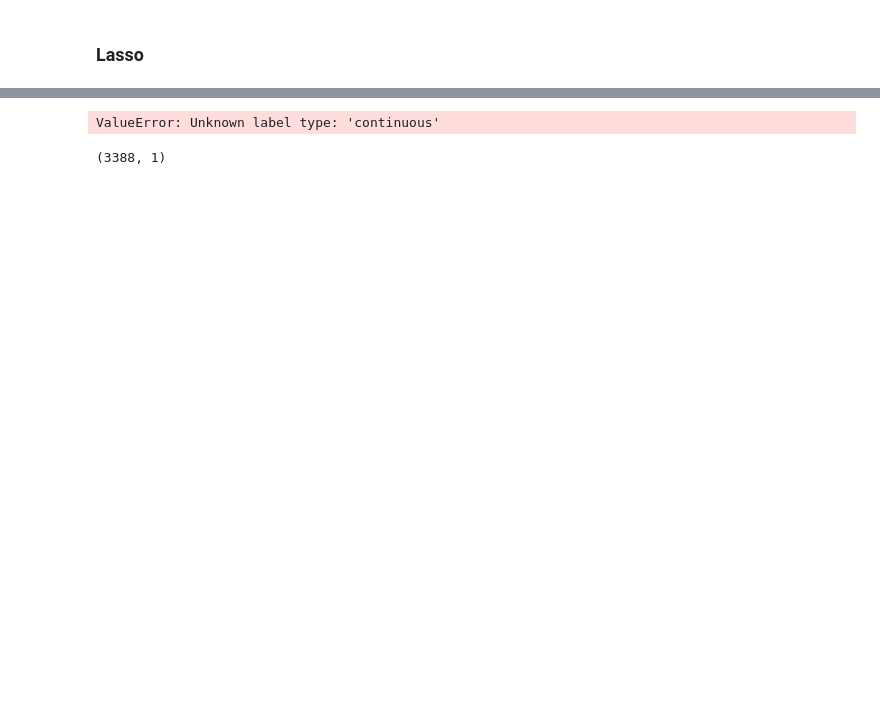
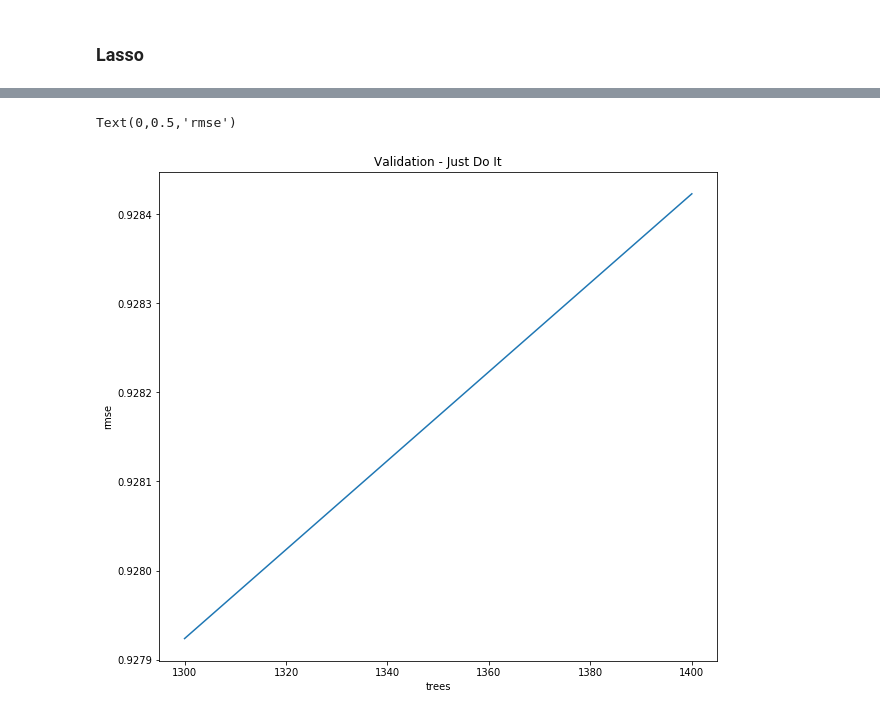
Before and after one commit to diogoflorencio/machine-learning, a Jupyter notebook: lab3/Previsão de Votação de Deputados.ipynb, the cells around one changed output, grey strips where cells are left out. Saved outputs shown, nothing was run; the diff lists cells and outputs as text; code cells hidden in the pictures; blank space fills up the shorter version.

```diff
--- a/lab3/Previsão de Votação de Deputados.ipynb
+++ b/lab3/Previsão de Votação de Deputados.ipynb
@@ -153,10 +126,16 @@ SVR(C=1.0, cache_size=200, coef0=0.0, degree=3, epsilon=0.1, gamma='auto',
-# %%
-from sklearn.ensemble import RandomForestClassifier
-model_rf = RandomForestClassifier()
-model_rf.fit(train, y_train)
-# %% [output]
-ValueError: Unknown label type: 'continuous'
-# %%
-y_train.shape
-# %% [output]
-(3388, 1)
+# %%
+from sklearn.ensemble import RandomForestRegressor
+
+n_tree = np.arange(1300,1500,100).tolist()
+
+cv_randomforest = [rmse_cv(RandomForestRegressor(max_depth= 27, n_estimators= tree)).mean()
+            for tree in n_tree]
+
+matplotlib.rcParams['figure.figsize'] = (10.0, 9.0)
+cv_randomforest = pd.Series(cv_randomforest, index = n_tree)
+cv_randomforest.plot(title = "Validation - Just Do It")
+plt.xlabel("trees")
+plt.ylabel("rmse")
+# %% [output]
+Text(0,0.5,'rmse')
+[figure, added]
```
Also changed, not shown: parts of 10 cells of this notebook, 1 other file.
